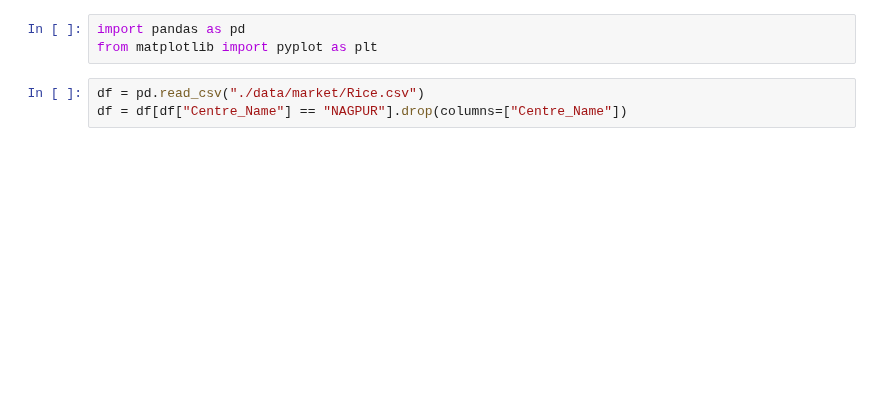
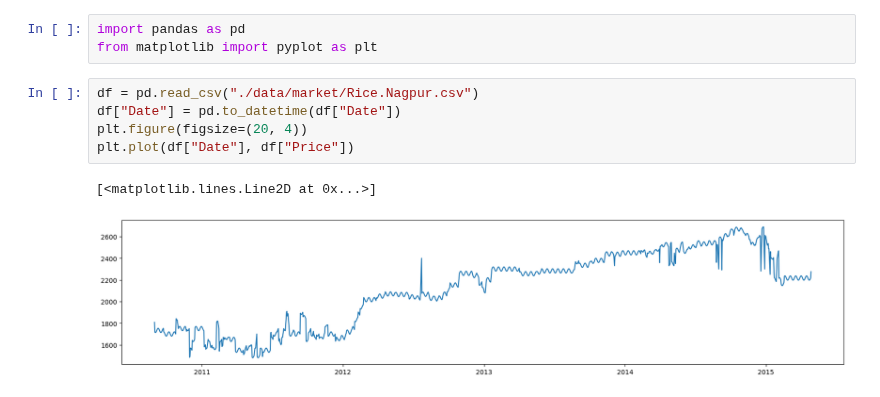
Before and after one commit to Fresh-Fields/ml-official, a Jupyter notebook: forecasting.ipynb, the cells around one changed output. Saved outputs shown, nothing was run; the diff lists cells and outputs as text; blank space fills up the shorter version.

```diff
--- a/forecasting.ipynb
+++ b/forecasting.ipynb
@@ -2,5 +2,10 @@
 import pandas as pd
 from matplotlib import pyplot as plt
 # %%
-df = pd.read_csv("./data/market/Rice.csv")
-df = df[df["Centre_Name"] == "NAGPUR"].drop(columns=["Centre_Name"])
+df = pd.read_csv("./data/market/Rice.Nagpur.csv")
+df["Date"] = pd.to_datetime(df["Date"])
+plt.figure(figsize=(20, 4))
+plt.plot(df["Date"], df["Price"])
+# %% [output]
+[<matplotlib.lines.Line2D at 0x...>]
+[figure, added]
```
Also changed, not shown: parts of 18 cells of this notebook, 2 other files.
